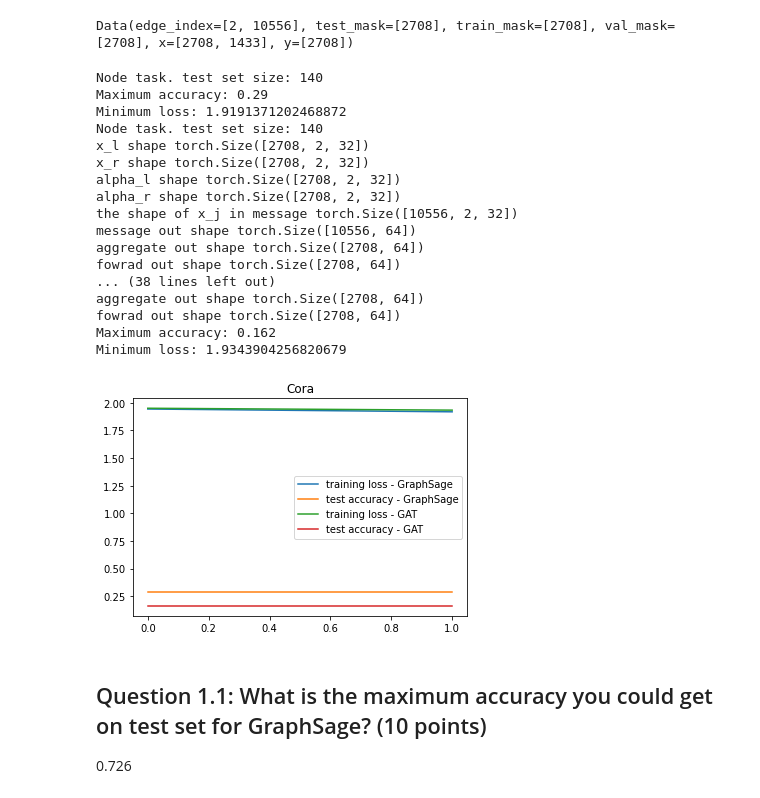
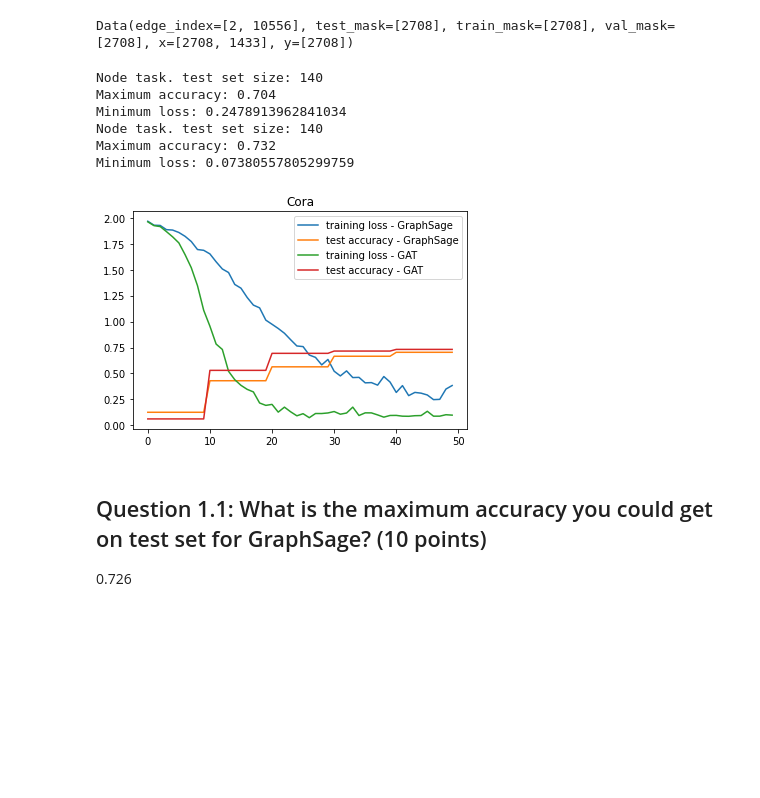
Before and after one commit to hybyun0121/gnn, a Jupyter notebook: cs224w/CS224W-Colab_3.ipynb, the cells around one changed output. Saved outputs shown, nothing was run; the diff lists cells and outputs as text; code cells hidden in the pictures; blank space fills up the shorter version.

```diff
--- a/cs224w/CS224W-Colab_3.ipynb
+++ b/cs224w/CS224W-Colab_3.ipynb
@@ -677,56 +678,45 @@ def main():
     for args in [
         {'model_type': 'GraphSage', 'dataset': 'cora', 'num_layers': 2,
          'heads': 2, 'batch_size': 32, 'hidden_dim': 32, 'dropout': 0.5,
-         'epochs': 2, 'opt': 'adam', 'opt_scheduler': 'step',
+         'epochs': 50, 'opt': 'adam', 'opt_scheduler': 'step',
          'opt_restart': 0, 'weight_decay': 5e-3, 'lr': 0.01,
          'opt_decay_step':100, 'opt_decay_rate':0.1},
     ]:
         args = objectview(args)
         for model in ['GraphSage', 'GAT']:
             args.model_type = model
 
             # Match the dimension.
             if model == 'GAT':
               args.heads = 2
             else:
               args.heads = 1
 
             if args.dataset == 'cora':
                 dataset = Planetoid(root='/tmp/cora', name='Cora')
             else:
                 raise NotImplementedError("Unknown dataset")
             test_accs, losses = train(dataset, args)
 
             print("Maximum accuracy: {0}".format(max(test_accs)))
             print("Minimum loss: {0}".format(min(losses)))
 
             plt.title(dataset.name)
             plt.plot(losses, label="training loss" + " - " + args.model_type)
             plt.plot(test_accs, label="test accuracy" + " - " + args.model_type)
         plt.legend()
         plt.show()
 
 if __name__ == '__main__':
     main()
 # %% [output]
 Node task. test set size: 140
-Maximum accuracy: 0.29
-Minimum loss: 1.9191371202468872
+Maximum accuracy: 0.704
+Minimum loss: 0.2478913962841034
 Node task. test set size: 140
-x_l shape torch.Size([2708, 2, 32])
-x_r shape torch.Size([2708, 2, 32])
-alpha_l shape torch.Size([2708, 2, 32])
-alpha_r shape torch.Size([2708, 2, 32])
-the shape of x_j in message torch.Size([10556, 2, 32])
-message out shape torch.Size([10556, 64])
-aggregate out shape torch.Size([2708, 64])
-fowrad out shape torch.Size([2708, 64])
-... (38 lines left out)
-aggregate out shape torch.Size([2708, 64])
-fowrad out shape torch.Size([2708, 64])
-Maximum accuracy: 0.162
-Minimum loss: 1.9343904256820679
+Maximum accuracy: 0.732
+Minimum loss: 0.07380557805299759
-[figure, old version]
+[figure, new version]
 # %% [markdown]
 ## Question 1.1: What is the maximum accuracy you could get on test set for GraphSage? (10 points)
 
```
Also changed, not shown: parts of 2 cells of this notebook.
